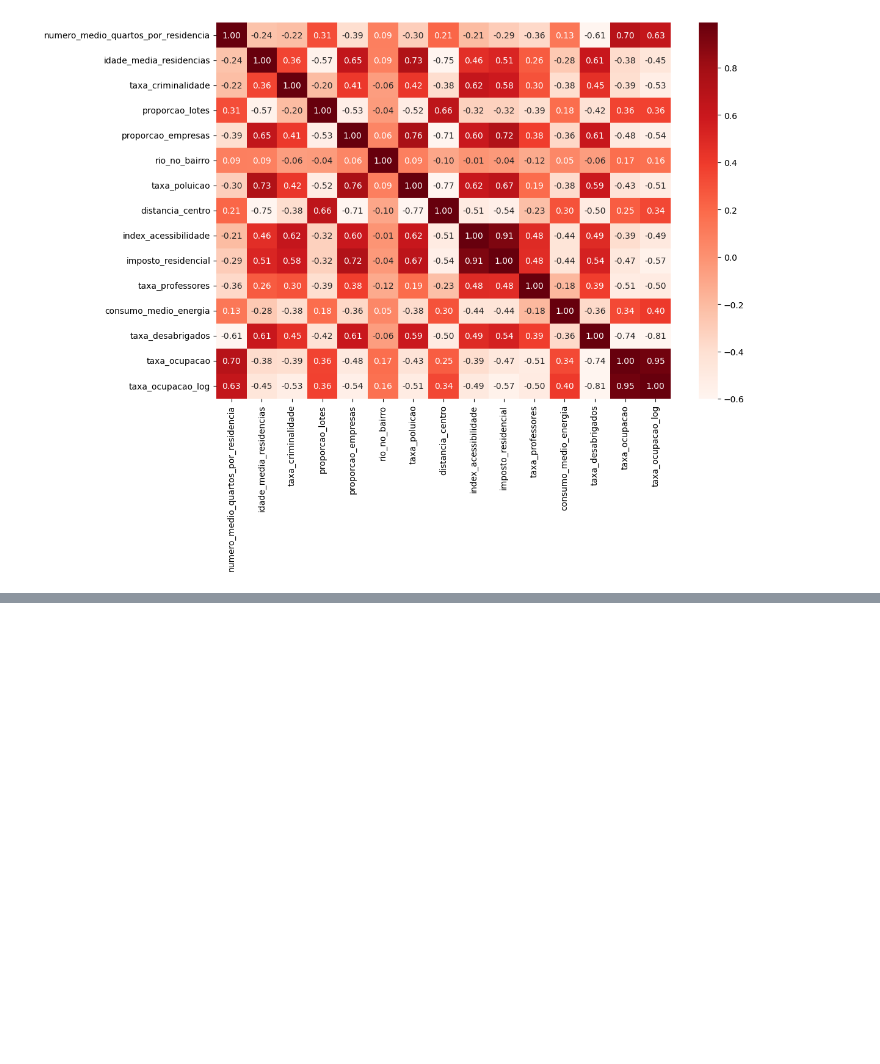
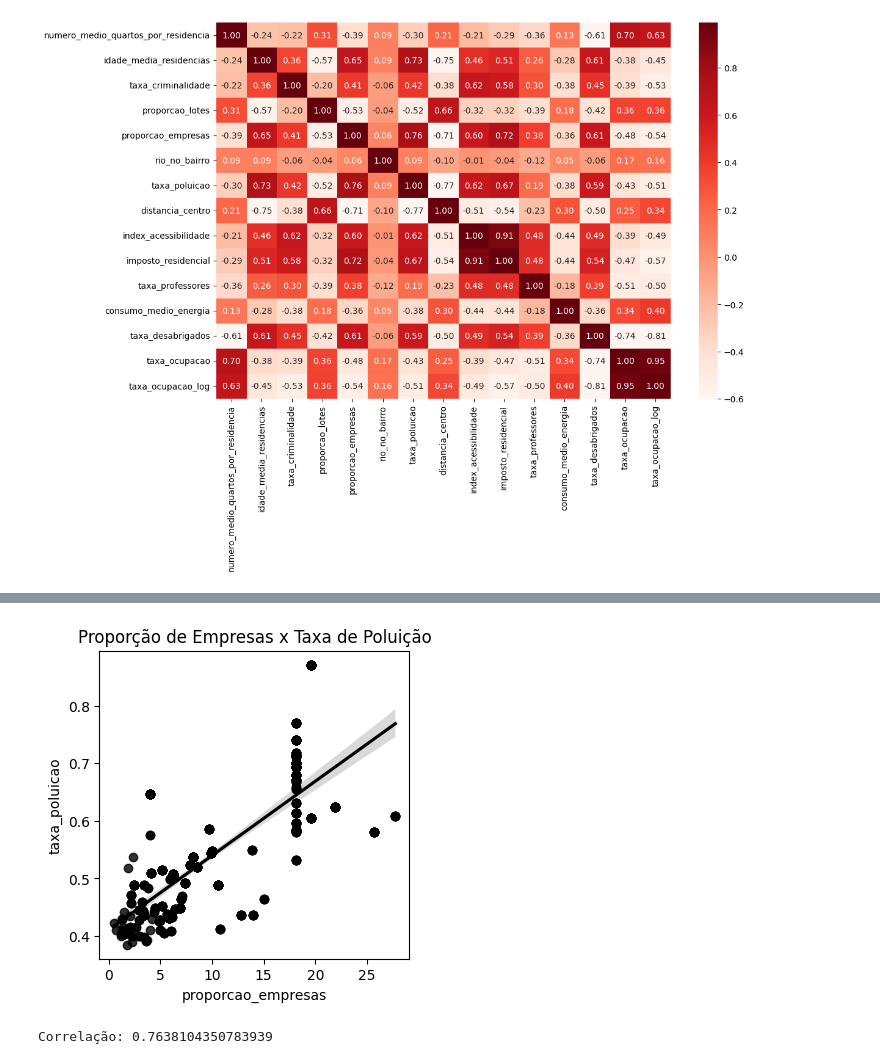
Before and after one commit to prisciladalepiane/machine-learning, a Jupyter notebook: 02-mat-est-aplicada/07-ocupacao-imoveis.ipynb, the cells around one changed output, grey strips where cells are left out. Cells and saved outputs as stored; diff of their text form; code cells hidden in the pictures; blank space fills up the shorter version.

Commit message:
Analise correlação das variáveis e preparação dos dados

```diff
--- a/02-mat-est-aplicada/07-ocupacao-imoveis.ipynb
+++ b/02-mat-est-aplicada/07-ocupacao-imoveis.ipynb
@@ -178,0 +210,13 @@ plt.show()
+# %%
+# Scatter Plot 1
+plt.figure(figsize = (4, 4))
+sns.regplot(x = 'proporcao_empresas', y = 'taxa_poluicao', data = dados, color = 'black' )
+plt.title('Proporção de Empresas x Taxa de Poluição')
+plt.show()
+# %% [output]
+[figure, added]
+# %%
+correlacao = pearsonr(dados['proporcao_empresas'], dados['taxa_poluicao'])
+print(f'Correlação: {correlacao[0]}')
+# %% [output]
+Correlação: 0.7638104350783939
```
Also changed, not shown: parts of 17 cells of this notebook.
